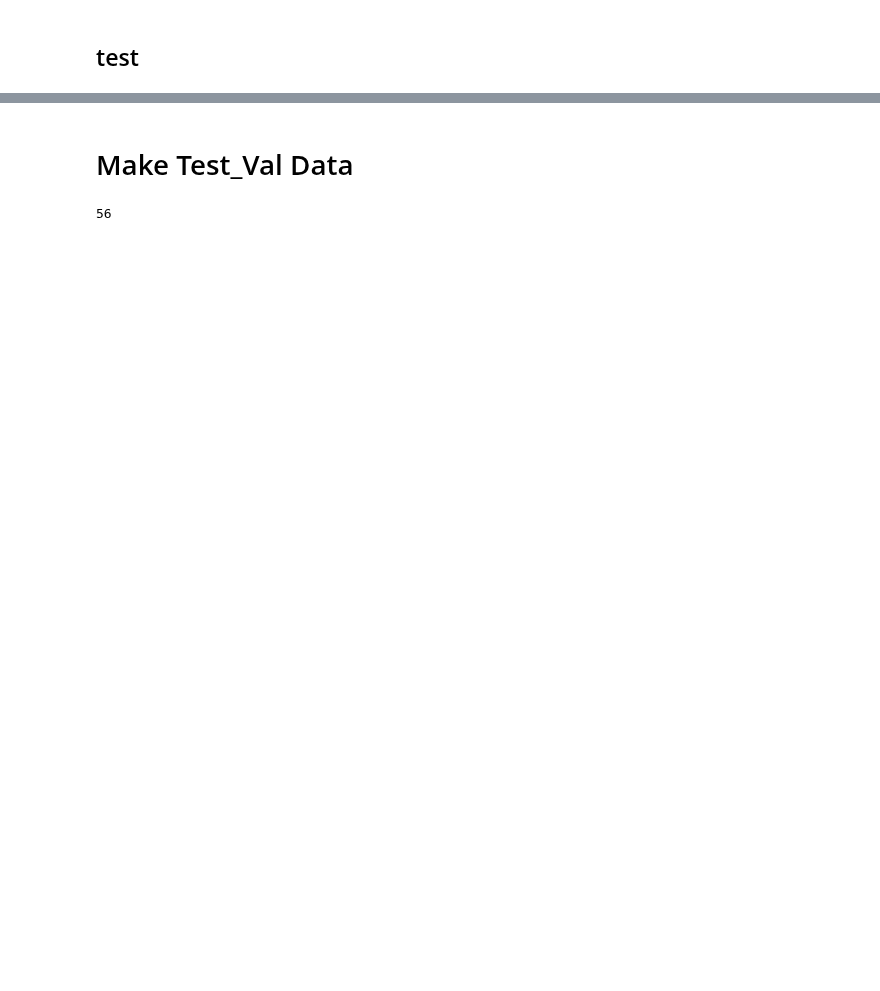
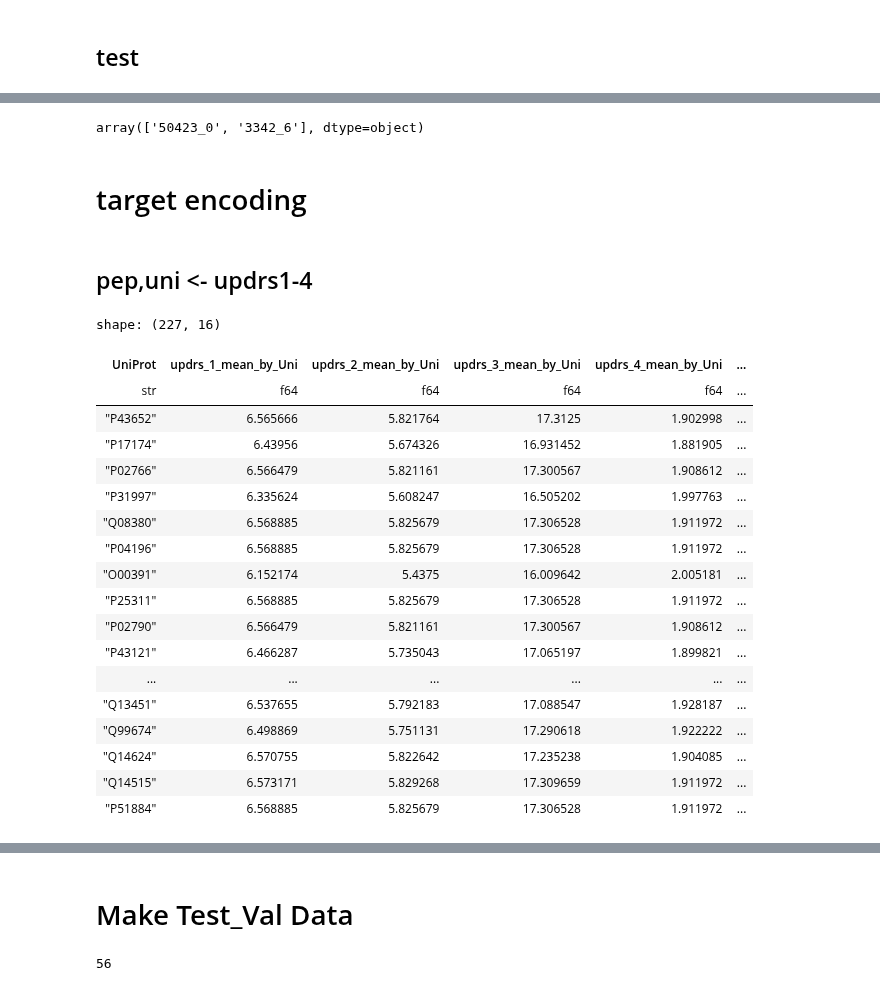
Before and after one commit to kunai-3txk/Compe_tonyobyo, a Jupyter notebook: AMP_fit.ipynb, the cells around one changed output, grey strips where cells are left out. Cells and saved outputs as stored; diff of their text form; code cells hidden in the pictures; blank space fills up the shorter version.

```diff
--- a/AMP_fit.ipynb
+++ b/AMP_fit.ipynb
@@ -164,0 +194,6 @@ print('Clinical shape:',test.shape)
+# %%
+test_peptides['visit_id'].unique()
+# %% [output]
+array(['50423_0', '3342_6'], dtype=object)
+# %% [markdown]
+# target encoding
@@ -164,0 +205,45 @@ print('Clinical shape:',test.shape)
+# %% [markdown]
+## pep,uni <- updrs1-4
+# %%
+#与えられたdfを用いてvisit_idに集約
+def pep_te_agg(df_key,df_peptide):
+  pep_te_agg = pl.DataFrame(df_peptide[['visit_id','Peptide']]).join(train_pep_te_agg_,on='Peptide',how='left').drop('Peptide').groupby(['visit_id']).agg(
+      [
+          pl.mean("*").suffix("_mean_by_id"),
+          pl.std("*").suffix("_std_by_id"),
+      ]
+  ).to_pandas()
+  pep_te_agg_fill = df_key.merge(pep_te_agg,on='visit_id',how='left').groupby('patient_id').fillna(method='ffill')
+
+  return pep_te_agg_fill
+
+def pro_te_agg(df_key,df_protein):
+  uni_te_agg = pl.DataFrame(df_protein[['visit_id','UniProt']]).join(train_uni_te_agg_,on='UniProt',how='left').drop('UniProt').groupby(['visit_id']).agg(
+      [
+          pl.mean("*").suffix("_mean_by_id"),
+          pl.std("*").suffix("_std_by_id"),
+      ]
+  ).to_pandas()
+  pro_te_agg_fill = df_key.merge(uni_te_agg,on='visit_id',how='left').groupby('patient_id').fillna(method='ffill')
+
+  return pro_te_agg_fill
+# %% [output]
+shape: (227, 16)
+| UniProt | updrs_1_mean_by_Uni | updrs_2_mean_by_Uni | updrs_3_mean_by_Uni | updrs_4_mean_by_Uni | ... |
+| str | f64 | f64 | f64 | f64 | ... |
+| "P43652" | 6.565666 | 5.821764 | 17.3125 | 1.902998 | ... |
+| "P17174" | 6.43956 | 5.674326 | 16.931452 | 1.881905 | ... |
+| "P02766" | 6.566479 | 5.821161 | 17.300567 | 1.908612 | ... |
+| "P31997" | 6.335624 | 5.608247 | 16.505202 | 1.997763 | ... |
+| "Q08380" | 6.568885 | 5.825679 | 17.306528 | 1.911972 | ... |
+| "P04196" | 6.568885 | 5.825679 | 17.306528 | 1.911972 | ... |
+| "O00391" | 6.152174 | 5.4375 | 16.009642 | 2.005181 | ... |
+| "P25311" | 6.568885 | 5.825679 | 17.306528 | 1.911972 | ... |
+| "P02790" | 6.566479 | 5.821161 | 17.300567 | 1.908612 | ... |
+| "P43121" | 6.466287 | 5.735043 | 17.065197 | 1.899821 | ... |
+| ... | ... | ... | ... | ... | ... |
+| "Q13451" | 6.537655 | 5.792183 | 17.088547 | 1.928187 | ... |
+| "Q99674" | 6.498869 | 5.751131 | 17.290618 | 1.922222 | ... |
+| "Q14624" | 6.570755 | 5.822642 | 17.235238 | 1.904085 | ... |
+| "Q14515" | 6.573171 | 5.829268 | 17.309659 | 1.911972 | ... |
+| "P51884" | 6.568885 | 5.825679 | 17.306528 | 1.911972 | ... |
```
Also changed, not shown: parts of 40 cells of this notebook.
